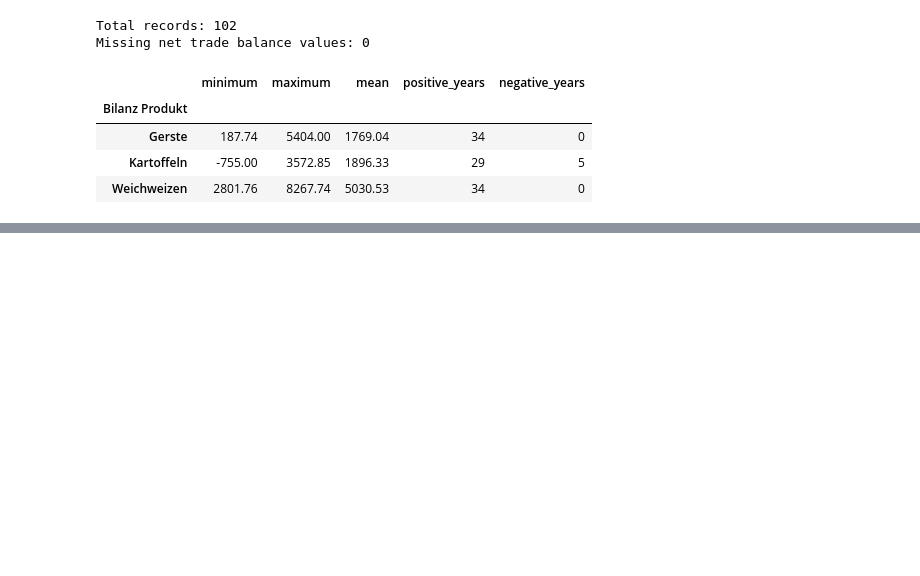
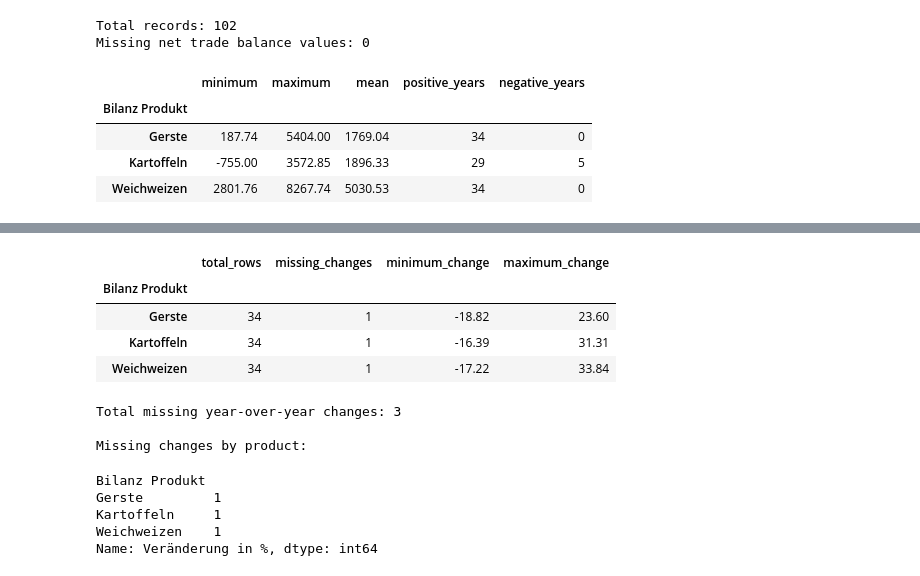
Before and after one commit to verveat/Agriculture_Crisis_Resilience, a Jupyter notebook: notebooks/01_ble_supply_balance_all_products.ipynb, the cells around one changed output, grey strips where cells are left out. Drawn from its saved outputs; the diff is of its cells as text; code cells hidden in the pictures; blank space fills up the shorter version.

```diff
--- a/notebooks/01_ble_supply_balance_all_products.ipynb
+++ b/notebooks/01_ble_supply_balance_all_products.ipynb
@@ -1467,0 +1582,45 @@ Missing net trade balance values: 0
+# %%
+# Validate year-over-year changes in usable production
+
+# Summarize the year-over-year changes by product
+production_change_validation = production_change.groupby(
+    "Bilanz Produkt"
+).agg(
+    total_rows=("Veränderung in %", "size"),
+    missing_changes=(
+        "Veränderung in %",
+        lambda values: values.isna().sum()
+    ),
+    minimum_change=("Veränderung in %", "min"),
+    maximum_change=("Veränderung in %", "max"),
+)
+
+display(production_change_validation.round(2))
+
+# Count missing changes across all products
+print(
+    "Total missing year-over-year changes:",
+    production_change["Veränderung in %"].isna().sum()
+)
+
+# Count missing changes for each product
+print("\nMissing changes by product:")
+display(
+    production_change.groupby("Bilanz Produkt")[
+        "Veränderung in %"
+    ].apply(lambda values: values.isna().sum())
+)
+# %% [output]
+|  | total_rows | missing_changes | minimum_change | maximum_change |
+| Bilanz Produkt |  |  |  |  |
+| Gerste | 34 | 1 | -18.82 | 23.60 |
+| Kartoffeln | 34 | 1 | -16.39 | 31.31 |
+| Weichweizen | 34 | 1 | -17.22 | 33.84 |
+Total missing year-over-year changes: 3
+
+Missing changes by product:
+Bilanz Produkt
+Gerste         1
+Kartoffeln     1
+Weichweizen    1
+Name: Veränderung in %, dtype: int64
```
Also changed, not shown: parts of 16 cells of this notebook, 1 other file.
